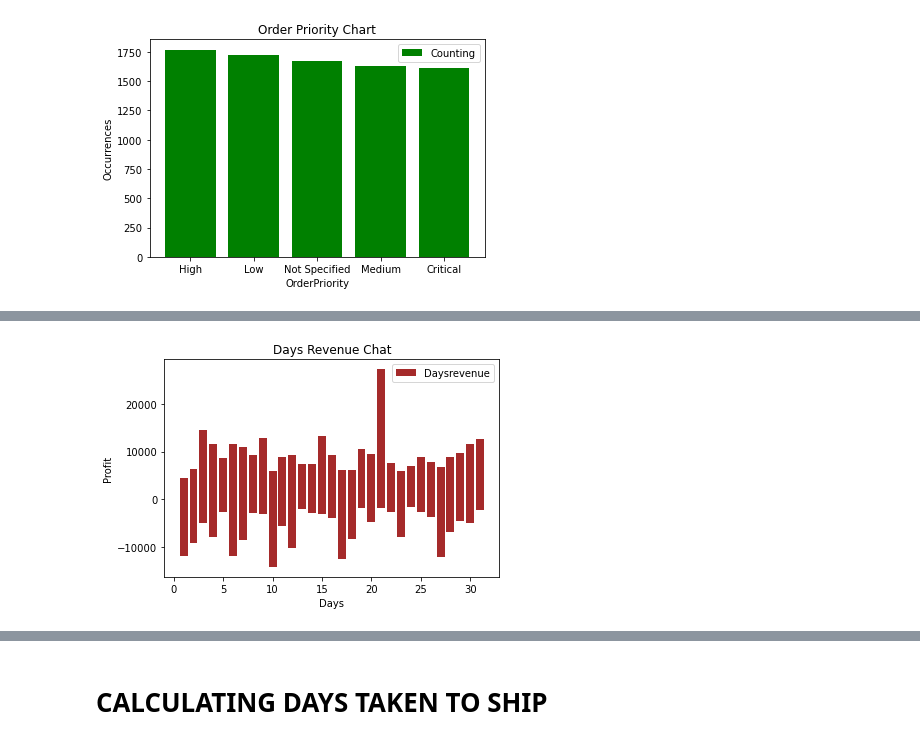
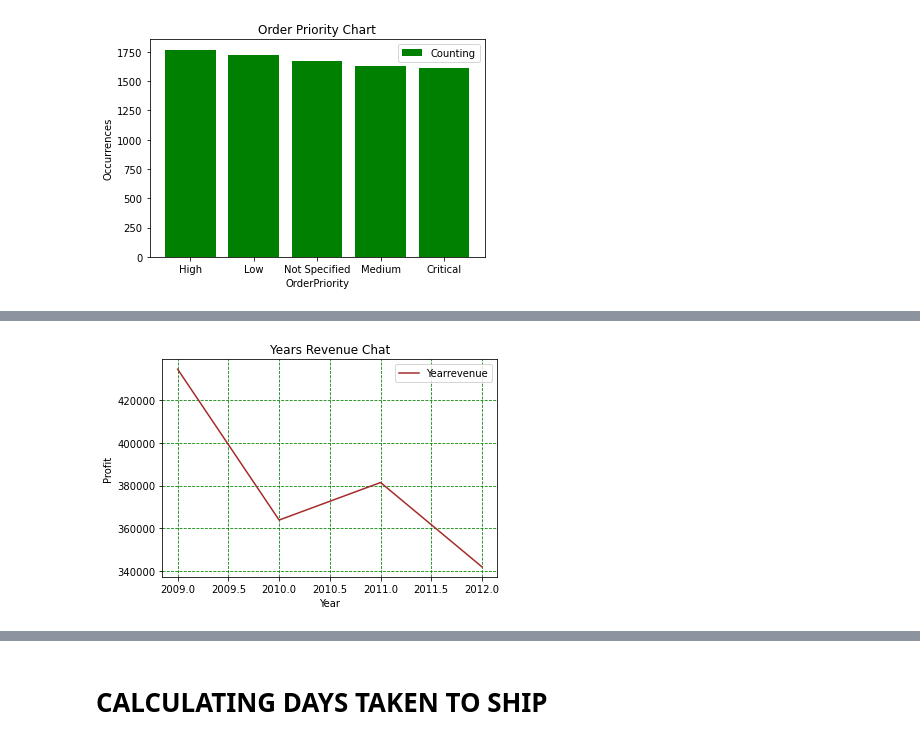
Before and after one commit to johnadewumi1/project, a Jupyter notebook: realproject.ipynb, the cells around one changed output, grey strips where cells are left out. Drawn from its saved outputs; the diff is of its cells as text; code cells hidden in the pictures.

```diff
--- a/realproject.ipynb
+++ b/realproject.ipynb
@@ -560,0 +635,2 @@ Name: AGE, Length: 8399, dtype: float64
+# %%
+sales_d['AGEBAND']=y
@@ -651,3 +737,9 @@ plt.title('Order Priority Chart')
 plt.show()
 # %% [output]
 [figure]
+# %%
+#groupby year and profit
+Year_profit=sales_d.groupby('Year')['Profit'].sum()
+# %%
+Year_plt=Year_profit.to_frame().reset_index()
+Year_plt
@@ -654,12 +752,15 @@ plt.show()
 # %%
-e=sales_d['Day']
-f=sales_d['Profit']
+e=Year_plt['Year']
+f=Year_plt['Profit']
 # %%
-plt.bar(e,f,label='Daysrevenue',color='brown')
-plt.xlabel('Days')
+plt.plot(e,f,label='Yearrevenue',color='brown')
+plt.xlabel('Year')
 plt.ylabel('Profit')
 plt.legend()
-plt.title('Days Revenue Chat')
+plt.title('Years Revenue Chat')
+
+plt.grid(True,color='green', linestyle='--')
+
 plt.show()
 # %% [output]
-[figure, old version]
+[figure, new version]
```
Also changed, not shown: parts of 72 cells of this notebook.
